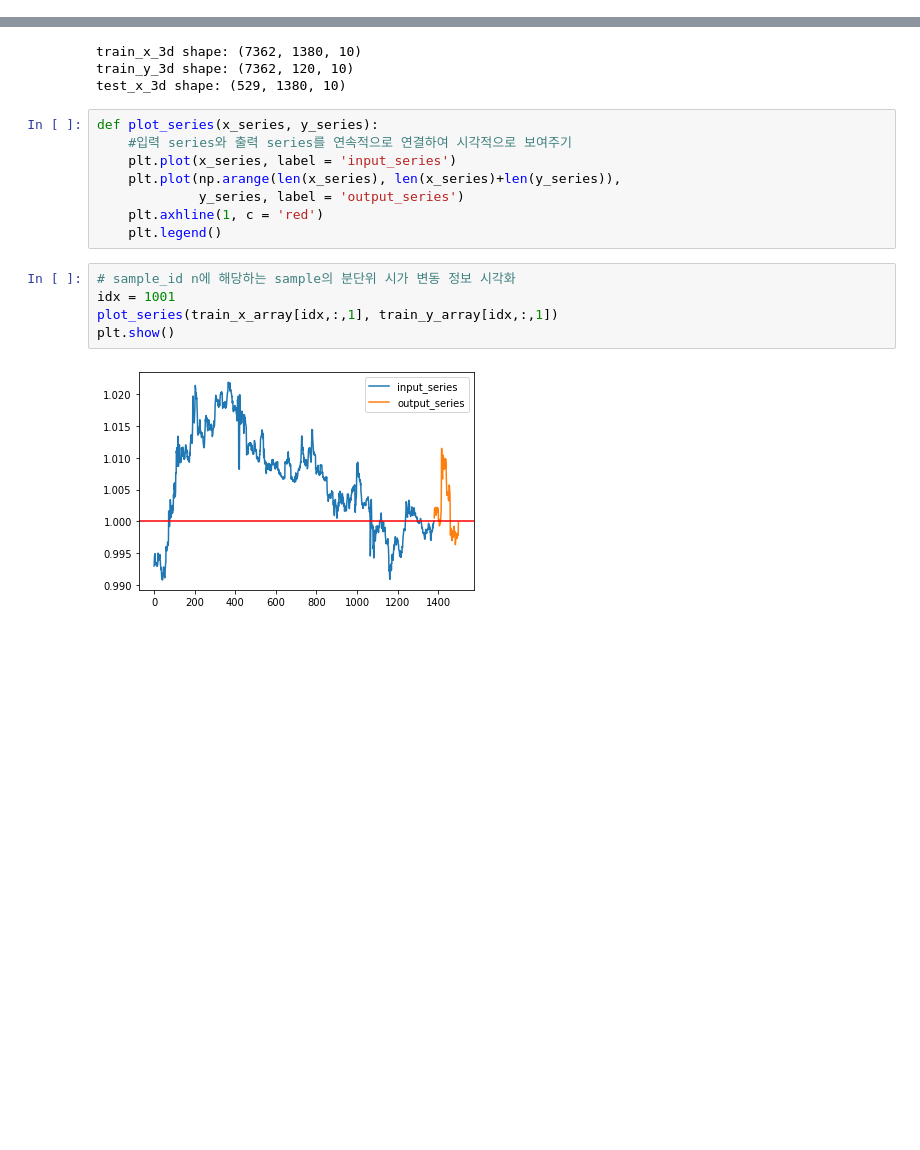
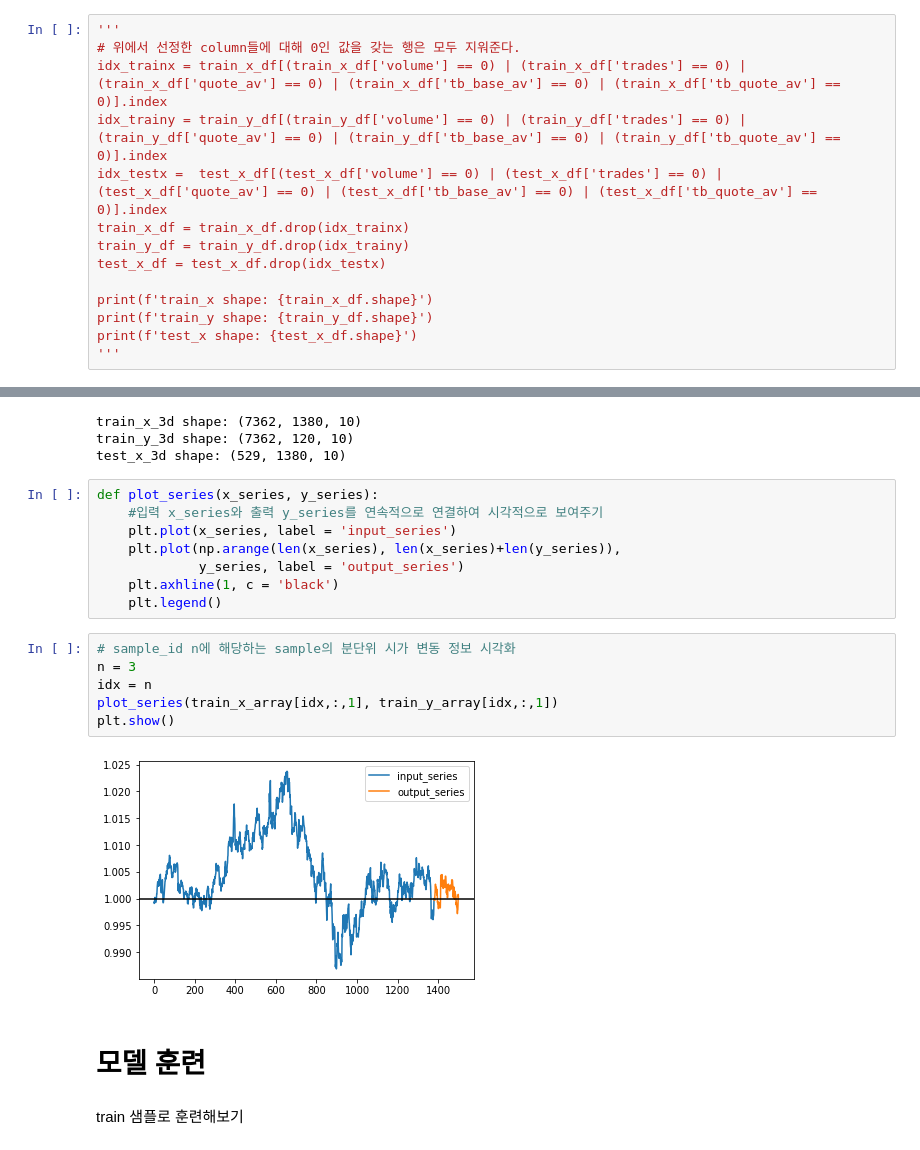
Before and after one commit to Kingnamji/Coin_Trader, a Jupyter notebook: Trader/BitCoin_trader.ipynb, the cells around one changed output, grey strips where cells are left out. Cells and saved outputs as stored; diff of their text form; blank space fills up the shorter version.

```diff
--- a/Trader/BitCoin_trader.ipynb
+++ b/Trader/BitCoin_trader.ipynb
@@ -81,3 +142,17 @@ test_x_df.head()
+# %%
+'''
+# 위에서 선정한 column들에 대해 0인 값을 갖는 행은 모두 지워준다.
+idx_trainx = train_x_df[(train_x_df['volume'] == 0) | (train_x_df['trades'] == 0) | (train_x_df['quote_av'] == 0) | (train_x_df['tb_base_av'] == 0) | (train_x_df['tb_quote_av'] == 0)].index
+idx_trainy = train_y_df[(train_y_df['volume'] == 0) | (train_y_df['trades'] == 0) | (train_y_df['quote_av'] == 0) | (train_y_df['tb_base_av'] == 0) | (train_y_df['tb_quote_av'] == 0)].index
+idx_testx =  test_x_df[(test_x_df['volume'] == 0) | (test_x_df['trades'] == 0) | (test_x_df['quote_av'] == 0) | (test_x_df['tb_base_av'] == 0) | (test_x_df['tb_quote_av'] == 0)].index
+train_x_df = train_x_df.drop(idx_trainx)
+train_y_df = train_y_df.drop(idx_trainy)
+test_x_df = test_x_df.drop(idx_testx)
+
+print(f'train_x shape: {train_x_df.shape}')
+print(f'train_y shape: {train_y_df.shape}')
+print(f'test_x shape: {test_x_df.shape}')
+'''
 # %%
 def df2d_to_array3d(df_2d):
     # 입력 받은 2차원 데이터 프레임을 3차원 numpy array로 변경하는 함수
@@ -102,16 +176,21 @@ train_y_3d shape: (7362, 120, 10)
 test_x_3d shape: (529, 1380, 10)
 # %%
 def plot_series(x_series, y_series):
-    #입력 series와 출력 series를 연속적으로 연결하여 시각적으로 보여주기
+    #입력 x_series와 출력 y_series를 연속적으로 연결하여 시각적으로 보여주기
     plt.plot(x_series, label = 'input_series')
     plt.plot(np.arange(len(x_series), len(x_series)+len(y_series)),
              y_series, label = 'output_series')
-    plt.axhline(1, c = 'red')
+    plt.axhline(1, c = 'black')
     plt.legend()
 # %%
 # sample_id n에 해당하는 sample의 분단위 시가 변동 정보 시각화
-idx = 1001
+n = 3
+idx = n
 plot_series(train_x_array[idx,:,1], train_y_array[idx,:,1])
 plt.show()
 # %% [output]
-[figure, old version]
+[figure, new version]
+# %% [markdown]
+# 모델 훈련
+# %% [markdown]
+train 샘플로 훈련해보기
```
Also changed, not shown: parts of 35 cells of this notebook.
